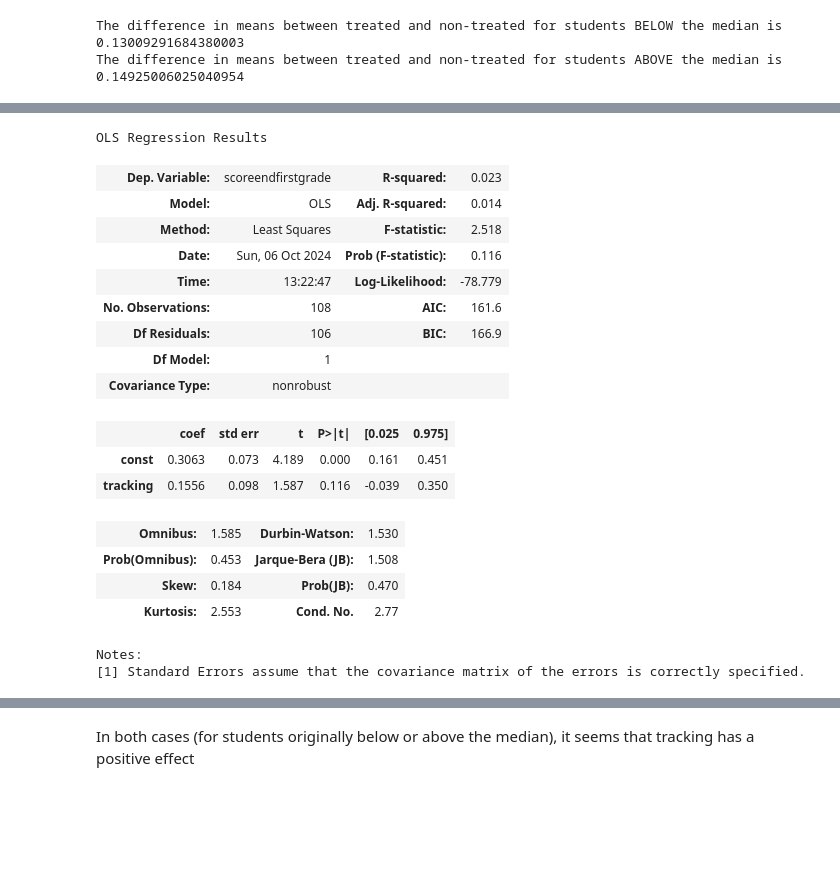
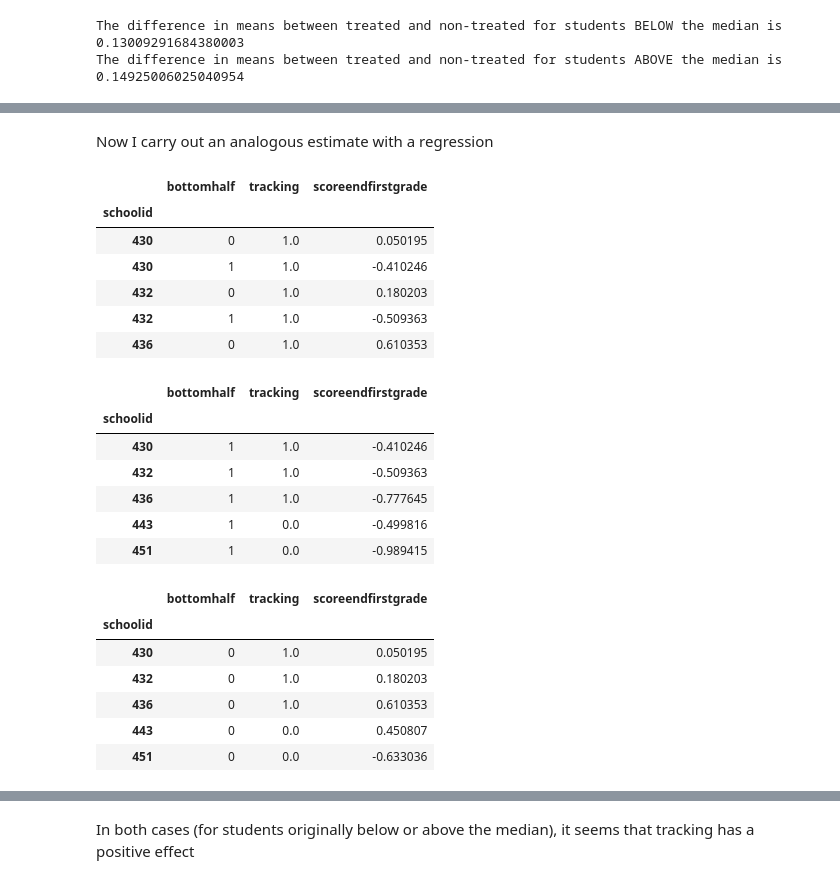
Before and after one commit to SaverioPCapra/University-Homeworks-Projects, a Jupyter notebook: Econometric Theory/PSET2/pset_2_capra.ipynb, the cells around one changed output, grey strips where cells are left out. Cells and saved outputs as stored; diff of their text form; code cells hidden in the pictures; blank space fills up the shorter version.

```diff
--- a/Econometric Theory/PSET2/pset_2_capra.ipynb
+++ b/Econometric Theory/PSET2/pset_2_capra.ipynb
@@ -163,22 +184,2 @@ model_upperhalf = sm.OLS(grouped_schools_upperhalf["scoreendfirstgrade"], sm.add
-# %%
-model_upperhalf.summary()
-# %% [output]
-OLS Regression Results
-| Dep. Variable: | scoreendfirstgrade | R-squared: | 0.023 |
-| Model: | OLS | Adj. R-squared: | 0.014 |
-| Method: | Least Squares | F-statistic: | 2.518 |
-| Date: | Sun, 06 Oct 2024 | Prob (F-statistic): | 0.116 |
-| Time: | 13:22:47 | Log-Likelihood: | -78.779 |
-| No. Observations: | 108 | AIC: | 161.6 |
-| Df Residuals: | 106 | BIC: | 166.9 |
-| Df Model: | 1 |  |  |
-| Covariance Type: | nonrobust |  |  |
-|  | coef | std err | t | P>|t| | [0.025 | 0.975] |
-| const | 0.3063 | 0.073 | 4.189 | 0.000 | 0.161 | 0.451 |
-| tracking | 0.1556 | 0.098 | 1.587 | 0.116 | -0.039 | 0.350 |
-| Omnibus: | 1.585 | Durbin-Watson: | 1.530 |
-| Prob(Omnibus): | 0.453 | Jarque-Bera (JB): | 1.508 |
-| Skew: | 0.184 | Prob(JB): | 0.470 |
-| Kurtosis: | 2.553 | Cond. No. | 2.77 |
-Notes:
-[1] Standard Errors assume that the covariance matrix of the errors is correctly specified.
+# %% [markdown]
+Now I carry out an analogous estimate with a regression
@@ -184,0 +190,10 @@ Notes:
+# %%
+grouped_schools_wrtmedian.head()
+# %% [output]
+|  | bottomhalf | tracking | scoreendfirstgrade |
+| schoolid |  |  |  |
+| 430 | 0 | 1.0 | 0.050195 |
+| 430 | 1 | 1.0 | -0.410246 |
+| 432 | 0 | 1.0 | 0.180203 |
+| 432 | 1 | 1.0 | -0.509363 |
+| 436 | 0 | 1.0 | 0.610353 |
@@ -184,0 +204,20 @@ Notes:
+# %%
+grouped_schools_bottomhalf.head()
+# %% [output]
+|  | bottomhalf | tracking | scoreendfirstgrade |
+| schoolid |  |  |  |
+| 430 | 1 | 1.0 | -0.410246 |
+| 432 | 1 | 1.0 | -0.509363 |
+| 436 | 1 | 1.0 | -0.777645 |
+| 443 | 1 | 0.0 | -0.499816 |
+| 451 | 1 | 0.0 | -0.989415 |
+# %%
+grouped_schools_upperhalf.head()
+# %% [output]
+|  | bottomhalf | tracking | scoreendfirstgrade |
+| schoolid |  |  |  |
+| 430 | 0 | 1.0 | 0.050195 |
+| 432 | 0 | 1.0 | 0.180203 |
+| 436 | 0 | 1.0 | 0.610353 |
+| 443 | 0 | 0.0 | 0.450807 |
+| 451 | 0 | 0.0 | -0.633036 |
```
Also changed, not shown: parts of 70 cells of this notebook.
